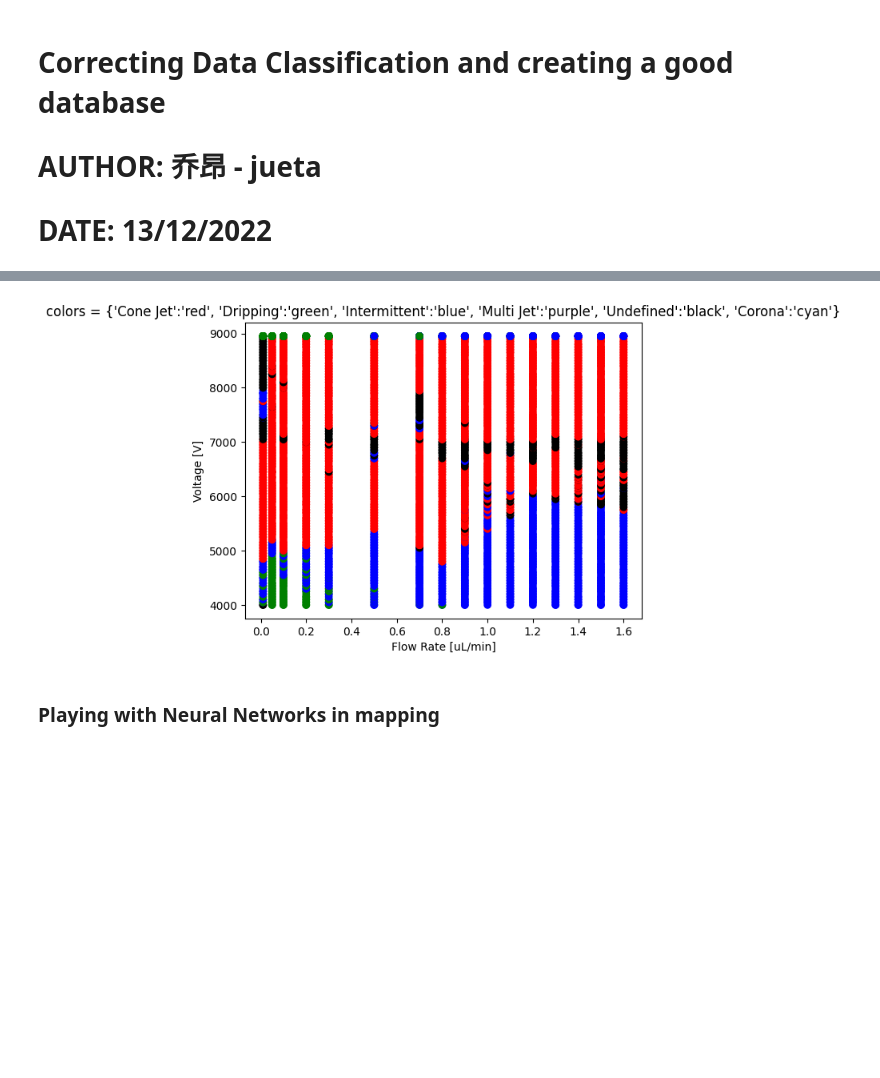
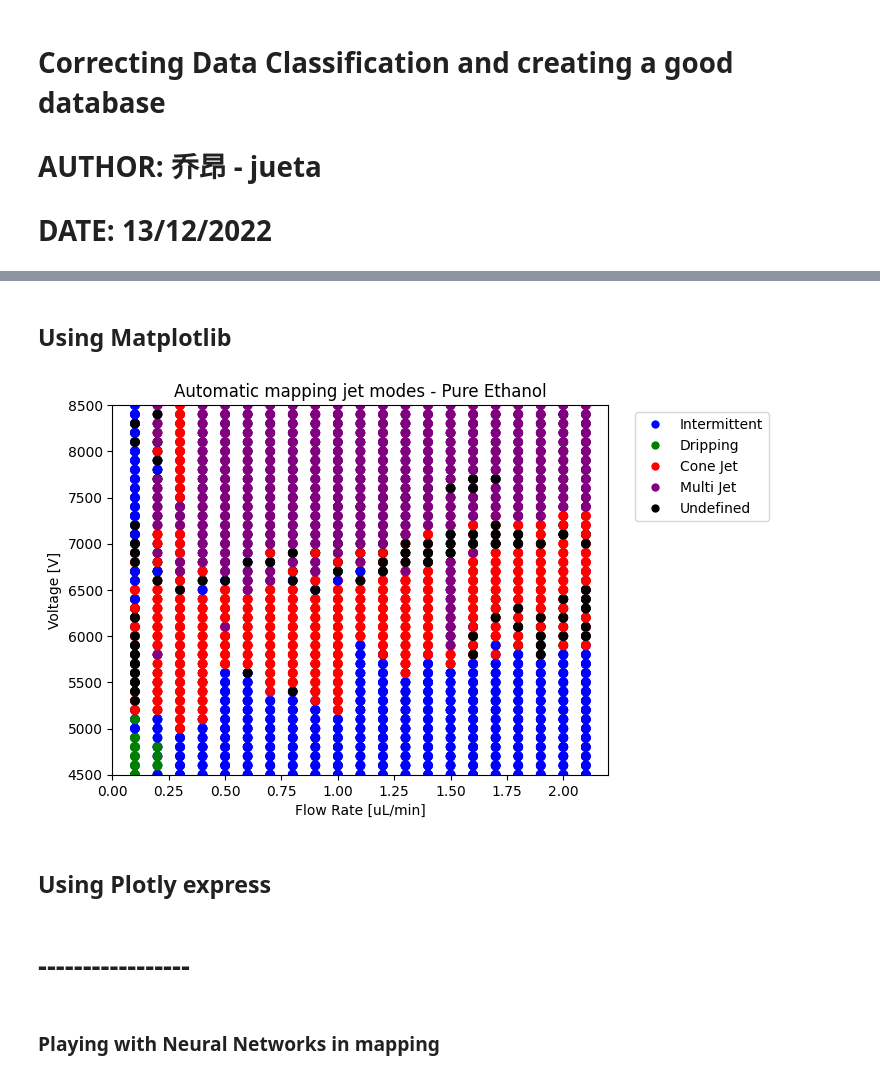
Before and after one commit to kgmuzungu/EHDA_library, a Jupyter notebook: data_analysis/plot_mapping.ipynb, the cells around one changed output, grey strips where cells are left out. Drawn from its saved outputs; the diff is of its cells as text; code cells hidden in the pictures; blank space fills up the shorter version.

```diff
--- a/data_analysis/plot_mapping.ipynb
+++ b/data_analysis/plot_mapping.ipynb
@@ -36,7 +34,7 @@ from scipy.signal import butter, lfilter
 
 
 colormap = []
-for electro_class in df['spray mode']:
+for electro_class in df['spray_mode']:
     if electro_class == 'Intermittent':
         colormap.append('blue')
     elif electro_class == 'Cone Jet':
@@ -79,11 +77,26 @@ Data columns (total 16 columns):
-# %%
-
-
-df['flow rate [m3/s]'] = df['flow rate [m3/s]'].astype(float)
-plt.scatter(df['flow rate [m3/s]'], df['target voltage'], color=df['colormap'])
-plt.ylabel('Voltage [V]')
-plt.xlabel('Flow Rate [uL/min]')
-plt.title("colors = {'Cone Jet':'red', 'Dripping':'green', 'Intermittent':'blue', 'Multi Jet':'purple', 'Undefined':'black', 'Corona':'cyan'}")
-plt.show()
-# %% [output]
-[figure, removed]
+# %% [markdown]
+## Using Matplotlib
+# %%
+
+
+# df['flow rate [m3/s]'] = df['flow rate [m3/s]'].astype(float)
+plt.scatter(df['flow_rate'], df['target_voltage'], color=df['colormap'])
+plt.ylabel('Voltage [V]')
+plt.ylim(4500,8500)
+plt.xlabel('Flow Rate [uL/min]')
+
+from matplotlib.lines import Line2D
+legend_elements = [Line2D([0], [0], marker='o', color='w', label='Intermittent', markerfacecolor='blue', markersize=7),
+                   Line2D([0], [0], marker='o', color='w', label='Dripping', markerfacecolor='green', markersize=7),
+                   Line2D([0], [0], marker='o', color='w', label='Cone Jet', markerfacecolor='red', markersize=7),
+                   Line2D([0], [0], marker='o', color='w', label='Multi Jet', markerfacecolor='purple', markersize=7),
+                   Line2D([0], [0], marker='o', color='w', label='Undefined', markerfacecolor='black', markersize=7)]
+
+plt.title("Automatic mapping jet modes - Pure Ethanol")
+plt.legend(handles=legend_elements, bbox_to_anchor=(1.04, 1))
+
+plt.show()
+# %% [output]
+[figure, added]
+# %% [markdown]
+## Using Plotly express
@@ -90,3 +108,5 @@ plt.show()
+# %% [markdown]
+# -----------------
 # %% [markdown]
 ### Playing with Neural Networks in mapping
 # %%
```
Also changed, not shown: parts of 5 cells of this notebook, 9 other files.
